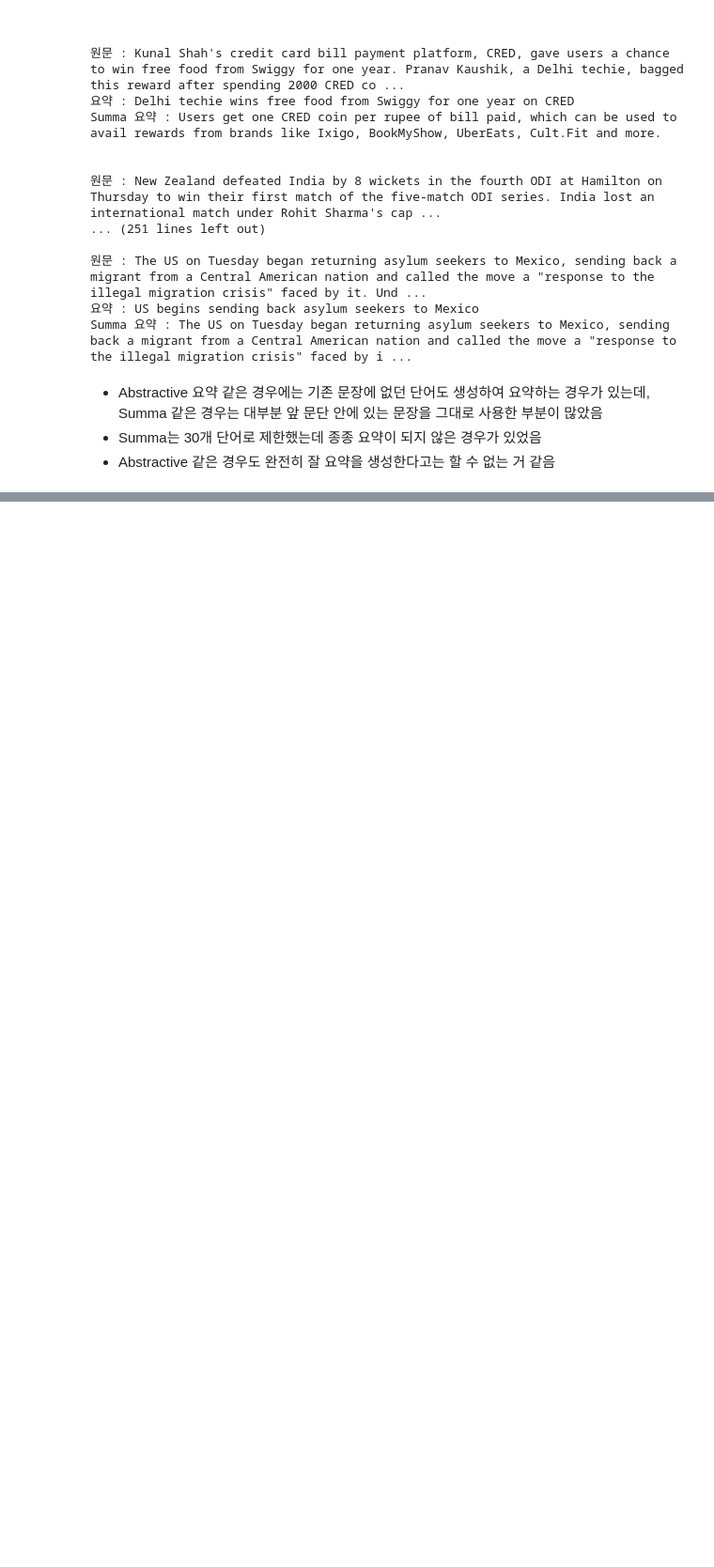
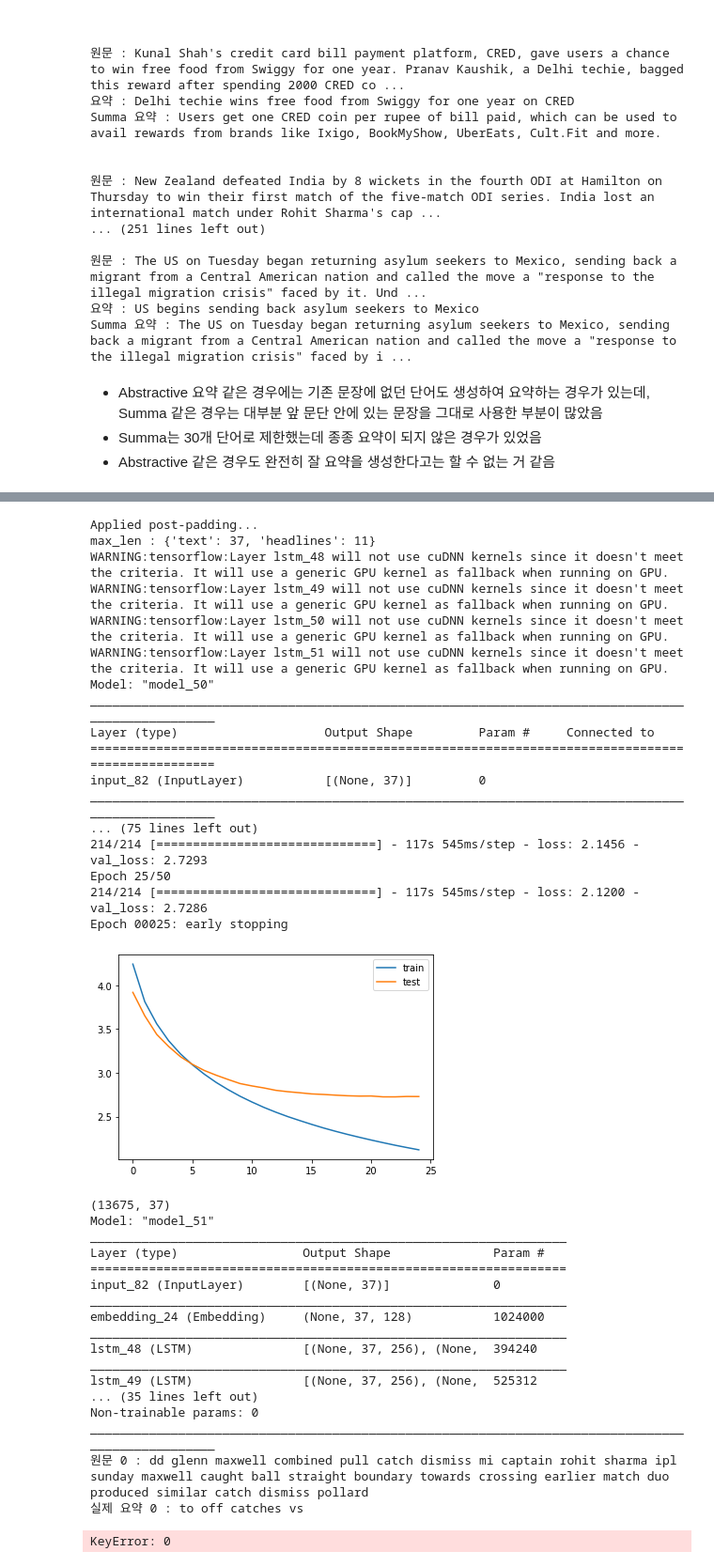
Before and after one commit to engelin/AIFFEL_quest_rs, a Jupyter notebook: Exploration/Ex06/0207_text_summarization_project.ipynb, the cells around one changed output, grey strips where cells are left out. Shown: that part at 94% size. Saved outputs shown, nothing was run; the diff lists cells and outputs as text; code cells hidden in the pictures; blank space fills up the shorter version.

```diff
--- a/Exploration/Ex06/0207_text_summarization_project.ipynb
+++ b/Exploration/Ex06/0207_text_summarization_project.ipynb
@@ -759,0 +819,8 @@ Summa 요약 : The US on Tuesday began returning asylum seekers to Mexico, sendi
+# %%
+def get_max_len(rows, percent):
+  rows_len = [len(s.split()) for s in rows]
+  max_len = int(np.percentile(rows_len, percent))
+  return max_len
+# %%
+def remove_long_sequence(rows, max_len):
+  return rows.apply(lambda x: len(x.split()) <= max_len)
@@ -759,0 +1230,27 @@ Summa 요약 : The US on Tuesday began returning asylum seekers to Mexico, sendi
+# %%
+def test_model(test_data, tokenizers, model_data,
+               input_name, target_name, max_len, hidden_size, start_num=0, end_num=10):
+
+  encoder_input_test = test_data['encoder_input']
+  decoder_input_test = test_data['decoder_input']
+  decoder_target_test = test_data['decoder_target']
+
+  src_index_to_word = tokenizers['source'].index_word
+  tar_word_to_index = tokenizers['target'].word_index
+  tar_index_to_word = tokenizers['target'].index_word
+
+  test_encoder, test_decoder = get_inference_model(model_data['encoder_inputs'], model_data['encoder_outputs'],
+                                                   model_data['state_h'], model_data['state_c'], model_data['decoder_inputs'],
+                                                   max_len[input_name], hidden_size)
+
+  test_encoder.summary()
+  test_decoder.summary()
+
+  for i in range(start_num, end_num):
+    print(f"원문 {i} :", seq2text(src_index_to_word, encoder_input_test[i]))
+    print(f"실제 요약 {i} :", seq2summary(tar_word_to_index, tar_index_to_word, decoder_input_test[i]))
+    print(f"예측 요약 {i} :", decode_sequence(test_encoder, test_decoder,
+                                            tar_word_to_index, tar_index_to_word,
+                                            max_len[target_name],
+                                            encoder_input_test[i].reshape(1, max_len[input_name])))
+    print("\n")
@@ -759,0 +1311,40 @@ Summa 요약 : The US on Tuesday began returning asylum seekers to Mexico, sendi
+# %%
+data_copied = preprocessed_data.copy()
+start_exp(data_copied, 'text', 'headlines')
+# %% [output]
+Applied post-padding...
+max_len : {'text': 37, 'headlines': 11}
+WARNING:tensorflow:Layer lstm_48 will not use cuDNN kernels since it doesn't meet the criteria. It will use a generic GPU kernel as fallback when running on GPU.
+WARNING:tensorflow:Layer lstm_49 will not use cuDNN kernels since it doesn't meet the criteria. It will use a generic GPU kernel as fallback when running on GPU.
+WARNING:tensorflow:Layer lstm_50 will not use cuDNN kernels since it doesn't meet the criteria. It will use a generic GPU kernel as fallback when running on GPU.
+WARNING:tensorflow:Layer lstm_51 will not use cuDNN kernels since it doesn't meet the criteria. It will use a generic GPU kernel as fallback when running on GPU.
+Model: "model_50"
+__________________________________________________________________________________________________
+Layer (type)                    Output Shape         Param #     Connected to
+==================================================================================================
+input_82 (InputLayer)           [(None, 37)]         0
+__________________________________________________________________________________________________
+... (75 lines left out)
+214/214 [==============================] - 117s 545ms/step - loss: 2.1456 - val_loss: 2.7293
+Epoch 25/50
+214/214 [==============================] - 117s 545ms/step - loss: 2.1200 - val_loss: 2.7286
+Epoch 00025: early stopping
+[figure, added]
+(13675, 37)
+Model: "model_51"
+_________________________________________________________________
+Layer (type)                 Output Shape              Param #
+=================================================================
+input_82 (InputLayer)        [(None, 37)]              0
+_________________________________________________________________
+embedding_24 (Embedding)     (None, 37, 128)           1024000
+_________________________________________________________________
+lstm_48 (LSTM)               [(None, 37, 256), (None,  394240
+_________________________________________________________________
+lstm_49 (LSTM)               [(None, 37, 256), (None,  525312
+... (35 lines left out)
+Non-trainable params: 0
+__________________________________________________________________________________________________
+원문 0 : dd glenn maxwell combined pull catch dismiss mi captain rohit sharma ipl sunday maxwell caught ball straight boundary towards crossing earlier match duo produced similar catch dismiss pollard
+실제 요약 0 : to off catches vs
+KeyError: 0
```
Also changed, not shown: parts of 21 cells of this notebook.
